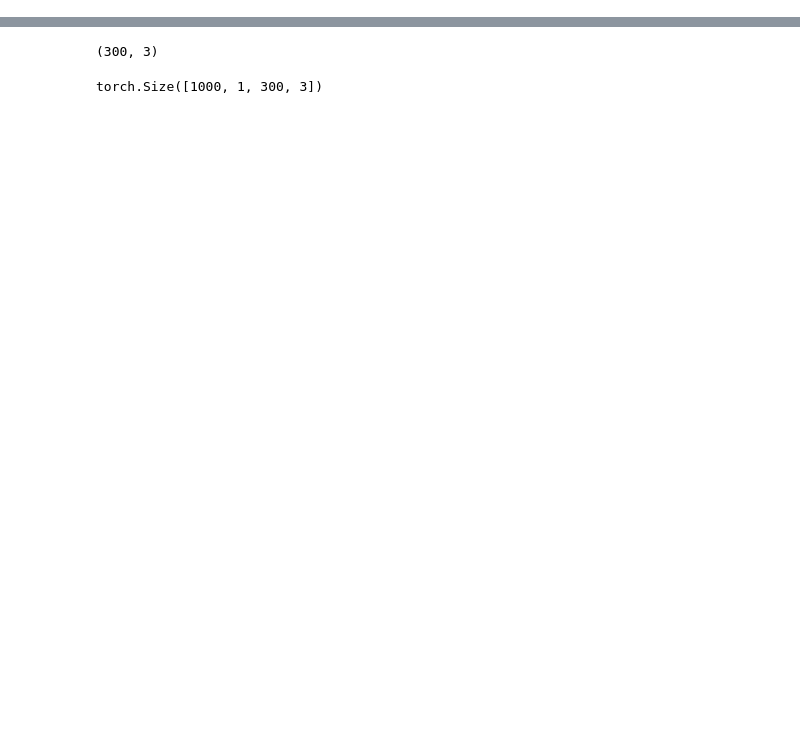
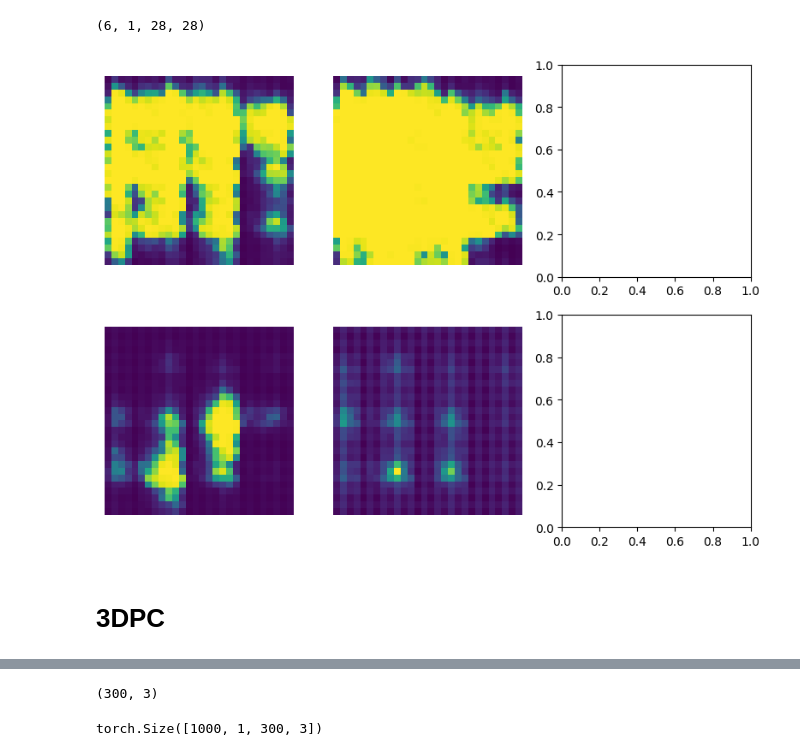
Before and after one commit to Xiaoyang-Song/Out-of-Distribution-GANs, a Jupyter notebook: Notebooks/3dpc.ipynb, the cells around one changed output, grey strips where cells are left out. Cells and saved outputs as stored; diff of their text form; code cells hidden in the pictures; blank space fills up the shorter version.

```diff
--- a/Notebooks/3dpc.ipynb
+++ b/Notebooks/3dpc.ipynb
@@ -16,3 +38,36 @@ import yaml
+# %%
+# Generate seeds and run generator
+seeds = torch.randn(6, 96, 1, 1).to(device)
+example_imgs = G(seeds)  # Output shape should be [9, C, H, W]
+
+# Move to CPU and convert to numpy
+example_imgs = example_imgs.cpu().detach().numpy()
+
+# Optional: Normalize images to [0, 1]
+# example_imgs = (example_imgs - example_imgs.min()) / (example_imgs.max() - example_imgs.min())
+print(example_imgs.shape)  # Should be [9, C, H, W]
+# Plotting
+fig, axs = plt.subplots(2, 3, figsize=(8, 6))
+
+for i in range(6):
+    img = example_imgs[i]  # Shape: [C, H, W]
+    img = np.transpose(img, (1, 2, 0))  # Convert to [H, W, C]
+
+    ax = axs[i // 3, i % 2]
+    if img.shape[2] == 1:  # If grayscale
+        # ax.imshow(img.squeeze(), cmap='gray')
+        ax.imshow(img.squeeze())
+    else:
+        ax.imshow(img)
+    ax.axis('off')
+
+plt.tight_layout()
+plt.show()
+# %% [output]
+(6, 1, 28, 28)
+[figure, added]
+# %% [markdown]
+# 3DPC
 # %%
 device = torch.device("cuda" if torch.cuda.is_available() else "cpu")
 print(device)
```
Also changed, not shown: parts of 4 cells of this notebook, 24 other files.
